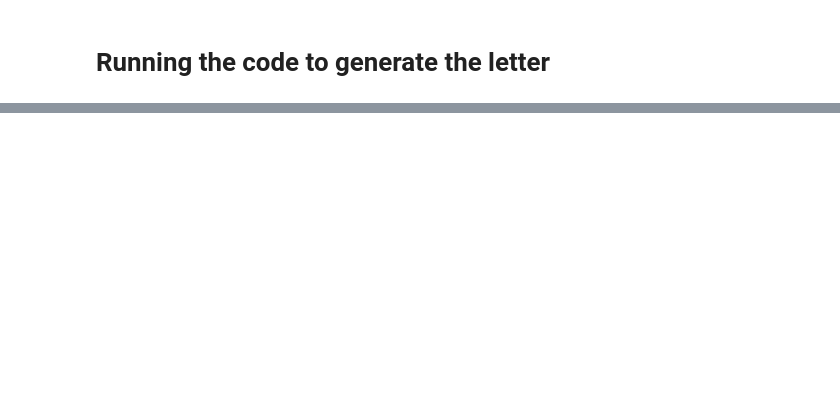
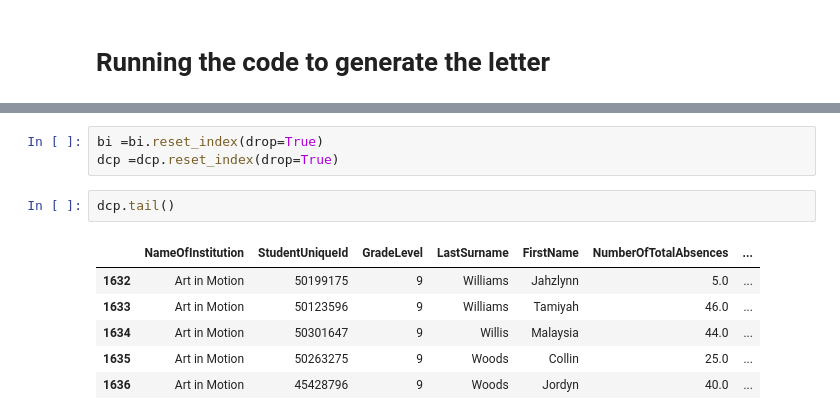
Before and after one commit to tianchu-shu/DataMade, a Jupyter notebook: Chronic_Absenteeism.ipynb, the cells around one changed output, grey strips where cells are left out. Cells and saved outputs as stored; diff of their text form; blank space fills up the shorter version.

```diff
--- a/Chronic_Absenteeism.ipynb
+++ b/Chronic_Absenteeism.ipynb
@@ -512,0 +576,12 @@ df.shape
+# %%
+bi =bi.reset_index(drop=True)
+dcp =dcp.reset_index(drop=True)
+# %%
+dcp.tail()
+# %% [output]
+|  | NameOfInstitution | StudentUniqueId | GradeLevel | LastSurname | FirstName | NumberOfTotalAbsences | ... |
+| 1632 | Art in Motion | 50199175 | 9 | Williams | Jahzlynn | 5.0 | ... |
+| 1633 | Art in Motion | 50123596 | 9 | Williams | Tamiyah | 46.0 | ... |
+| 1634 | Art in Motion | 50301647 | 9 | Willis | Malaysia | 44.0 | ... |
+| 1635 | Art in Motion | 50263275 | 9 | Woods | Collin | 25.0 | ... |
+| 1636 | Art in Motion | 45428796 | 9 | Woods | Jordyn | 40.0 | ... |
```
Also changed, not shown: parts of 56 cells of this notebook.
